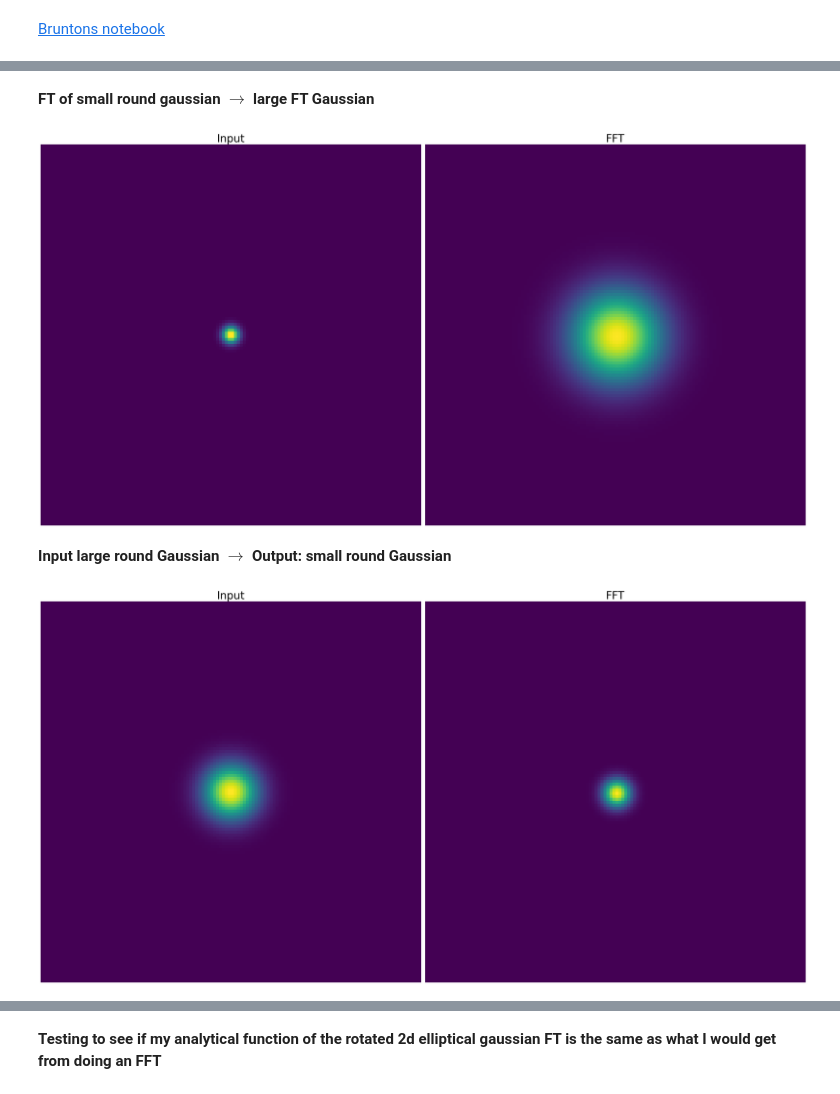
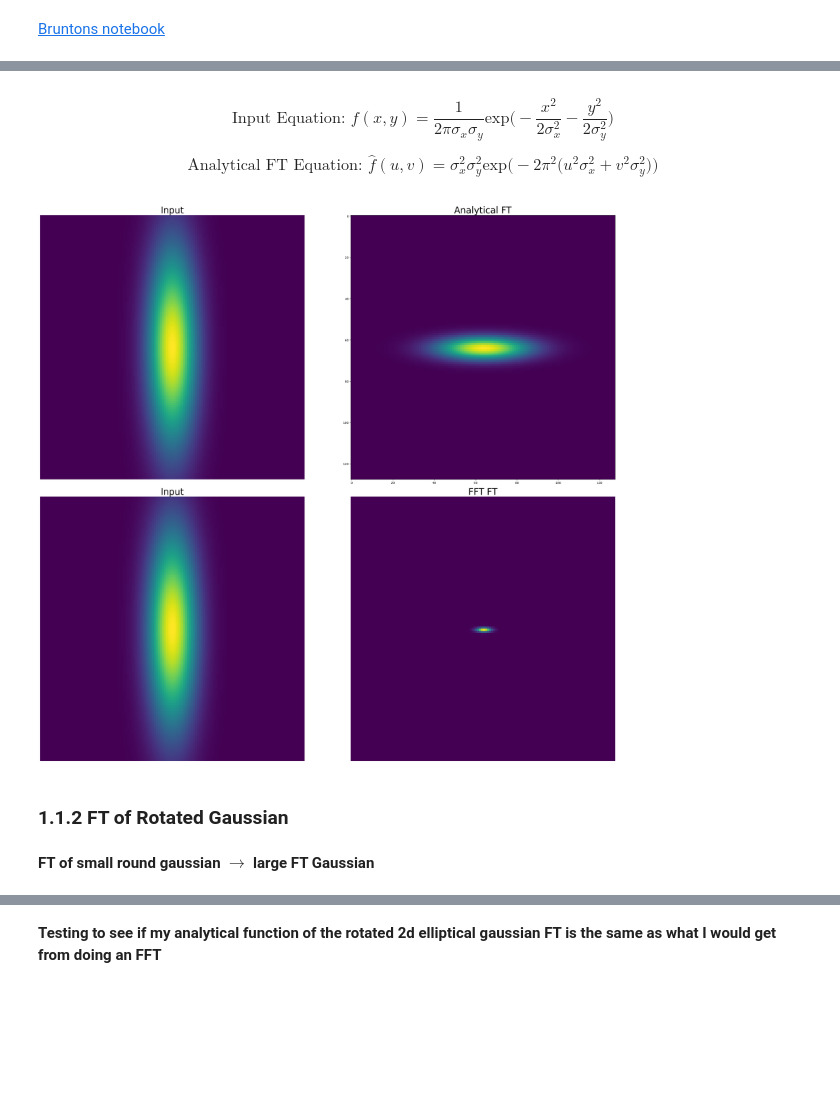
Before and after one commit to MatthewDowicz/Blending, a Jupyter notebook: 04_FT_of_gaussians.ipynb, the cells around one changed output, grey strips where cells are left out. Drawn from its saved outputs; the diff is of its cells as text; code cells hidden in the pictures; blank space fills up the shorter version.

```diff
--- a/04_FT_of_gaussians.ipynb
+++ b/04_FT_of_gaussians.ipynb
@@ -174,37 +264,45 @@ def FT_by_hand(img=None,
+# %% [markdown]
+$$\text{Input Equation:    } f(x,y) = \frac{1}{2\pi \sigma_x \sigma_y}\text{exp}\Big(-\frac{x^2}{2\sigma_x^2} - \frac{y^2}{2\sigma_y^2} \Big)$$
+
+$$\text{Analytical FT Equation:    } \hat{f}(u,v) = \sigma_x^{2} \sigma_y^{2}\text{exp}\Big(-2\pi^2 \big(u^2 \sigma_x^2 + v^2\sigma_y^2 \big) \Big)$$
+# %%
+sig_x = 1.3
+sig_y = 5.3
+
+gauss = gauss_2d(x0=0,
+                y0=0,
+                sigma_x=sig_x,
+                sigma_y=sig_y,
+                rho=0)
+
+FFT = fft.fftshift(fft.fft2(gauss))
+
+in_gauss, analyFT = analytical_nonrot_gauss(sigma_x=sig_x,
+                                  sigma_y=sig_y)
+
+# print("Is the analytical solution to the FT the same as the FFT solution?",
+#       np.allclose((1/(128**2))*np.abs(analyFT),np.abs(DFT)))
+
+fig, axes = plt.subplots(2, 2, figsize=(30,26))
+axes[0,0].imshow(gauss)
+axes[0,0].axis('off')
+axes[0,0].set_title('Input', fontsize=30)
+axes[0,1].imshow((1/128)**2 * (analyFT.real))
+axes[0,1].axis('on')
+axes[0,1].set_title('Analytical FT', fontsize=30)
+axes[1,0].imshow(gauss)
+axes[1,0].axis('off')
+axes[1,0].set_title('Input', fontsize=30)
+axes[1,1].imshow(np.abs(FFT))
+axes[1,1].axis('off')
+axes[1,1].set_title('FFT FT', fontsize=30)
+
+
+plt.tight_layout()
+plt.show()
+# %% [output]
+[figure, added]
+# %% [markdown]
+### 1.1.2 FT of Rotated Gaussian
 # %% [markdown]
 **FT of small round gaussian $\rightarrow$ large FT Gaussian**
-# %%
-gauss, DFT = FT_by_hand(sigma_x=0.3, sigma_y=0.3)
-IDFT = FT_by_hand(img=DFT, FFT=False)
-
-fig, axes = plt.subplots(1, 2, figsize=(30,26))
-axes[0].imshow(gauss)
-axes[0].axis('off')
-axes[0].set_title('Input', fontsize=30)
-axes[1].imshow(np.abs(DFT))
-axes[1].axis('off')
-axes[1].set_title('FFT', fontsize=30)
-
-
-plt.tight_layout()
-plt.show()
-# %% [output]
-[figure, removed]
-# %% [markdown]
-**Input large round Gaussian $\rightarrow$ Output: small round Gaussian**
-# %%
-gauss, DFT = FT_by_hand(sigma_x=1.0, sigma_y=1.0)
-
-fig, axes = plt.subplots(1, 2, figsize=(30,26))
-axes[0].imshow(gauss)
-axes[0].axis('off')
-axes[0].set_title('Input', fontsize=30)
-axes[1].imshow(np.abs(DFT))
-axes[1].axis('off')
-axes[1].set_title('FFT', fontsize=30)
-
-
-plt.tight_layout()
-plt.show()
-# %% [output]
-[figure, removed]
```
Also changed, not shown: parts of 45 cells of this notebook.
